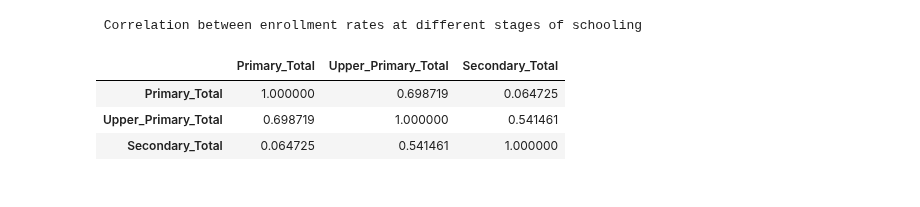
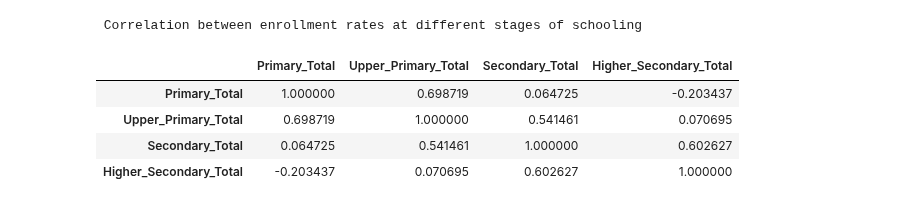
Before and after one commit to AnupamMisra/Data-science-projects, a Jupyter notebook: Education/notebooks/enrollments.ipynb, the cells around one changed output. Drawn from its saved outputs; the diff is of its cells as text; code cells hidden in the pictures.

```diff
--- a/Education/notebooks/enrollments.ipynb
+++ b/Education/notebooks/enrollments.ipynb
@@ -7,12 +7,17 @@ import matplotlib.pyplot as plt
 %matplotlib inline
 enrollments = pd.read_excel(r"C:/Users/ADMIN/Documents/Codebase/Data-science-projects/Education/data/enrollment.xls")
 pd.set_option('display.max_columns', 500)
+# %%
+enrollments['Higher_Secondary_Boys']=enrollments['Higher_Secondary_Boys'].astype('float')
+enrollments['Higher_Secondary_Girls']=enrollments['Higher_Secondary_Girls'].astype('int')
+enrollments['Higher_Secondary_Total']=enrollments['Higher_Secondary_Total'].astype('int')
 # %%
 print("\n Correlation between enrollment rates at different stages of schooling\n")
-dropout[['Primary_Total', 'Upper_Primary_Total', 'Secondary_Total','Higher_Secondary_Total']].corr().style.background_gradient(cmap='RdBu')
+enrollments[['Primary_Total', 'Upper_Primary_Total', 'Secondary_Total','Higher_Secondary_Total']].corr().style.background_gradient(cmap='RdBu')
 # %% [output]
  Correlation between enrollment rates at different stages of schooling
-|  | Primary_Total | Upper_Primary_Total | Secondary_Total |
-| Primary_Total | 1.000000 | 0.698719 | 0.064725 |
-| Upper_Primary_Total | 0.698719 | 1.000000 | 0.541461 |
-| Secondary_Total | 0.064725 | 0.541461 | 1.000000 |
+|  | Primary_Total | Upper_Primary_Total | Secondary_Total | Higher_Secondary_Total |
+| Primary_Total | 1.000000 | 0.698719 | 0.064725 | -0.203437 |
+| Upper_Primary_Total | 0.698719 | 1.000000 | 0.541461 | 0.070695 |
+| Secondary_Total | 0.064725 | 0.541461 | 1.000000 | 0.602627 |
+| Higher_Secondary_Total | -0.203437 | 0.070695 | 0.602627 | 1.000000 |
```
Also changed, not shown: parts of 5 cells of this notebook, 2 other files.
